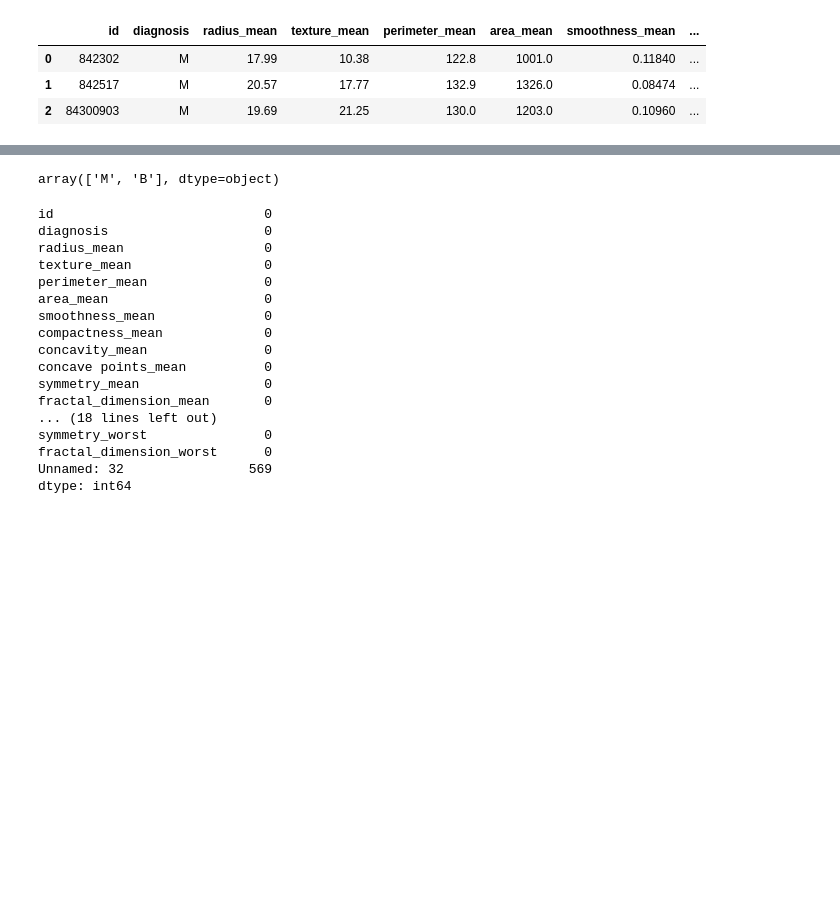
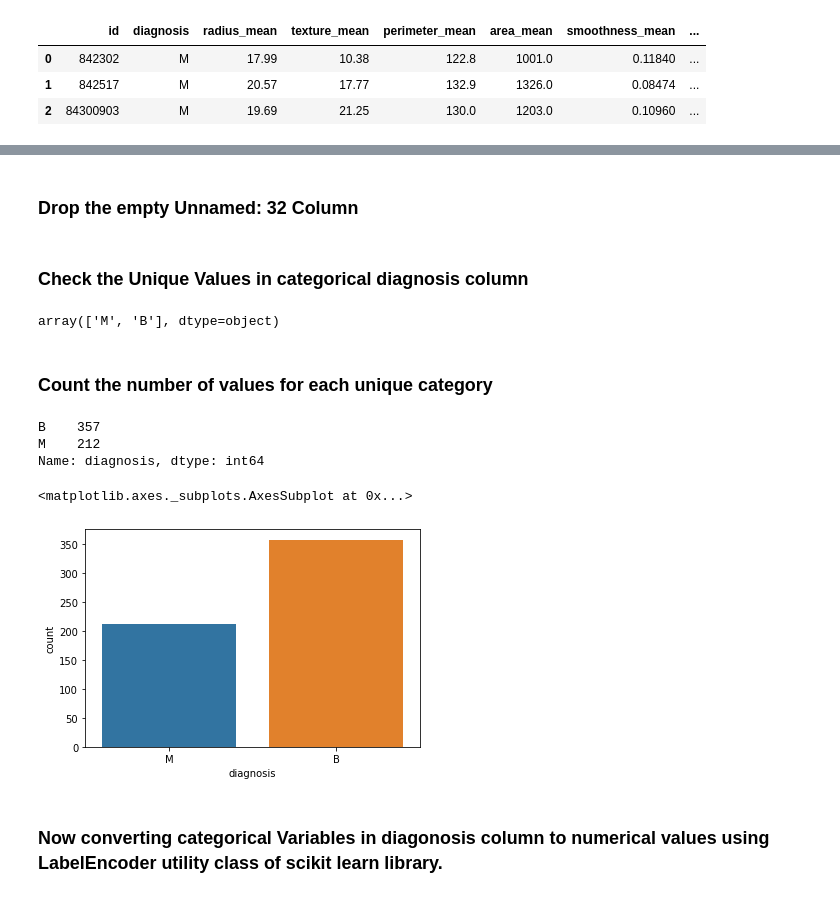
Before and after one commit to abidshafee/DataScienceYouTubeTutorials, a Jupyter notebook: ConvertingCategoricalvariables.ipynb, the cells around one changed output, grey strips where cells are left out. Saved outputs shown, nothing was run; the diff lists cells and outputs as text; code cells hidden in the pictures; blank space fills up the shorter version.

```diff
--- a/ConvertingCategoricalvariables.ipynb
+++ b/ConvertingCategoricalvariables.ipynb
@@ -26,0 +87,2 @@ df.head(3)
+# %% [markdown]
+### Drop the empty Unnamed: 32 Column
@@ -27,24 +91,21 @@ df.head(3)
+# %% [markdown]
+### Check the Unique Values in categorical diagnosis column
 # %%
 df['diagnosis'].unique()
 # %% [output]
 array(['M', 'B'], dtype=object)
-# %%
-df.isna().sum()
-# %% [output]
-id                           0
-diagnosis                    0
-radius_mean                  0
-texture_mean                 0
-perimeter_mean               0
-area_mean                    0
-smoothness_mean              0
-compactness_mean             0
-concavity_mean               0
-concave points_mean          0
-symmetry_mean                0
-fractal_dimension_mean       0
-... (18 lines left out)
-symmetry_worst               0
-fractal_dimension_worst      0
-Unnamed: 32                569
-dtype: int64
+# %% [markdown]
+### Count the number of values for each unique category
+# %%
+df['diagnosis'].value_counts()
+# %% [output]
+B    357
+M    212
+Name: diagnosis, dtype: int64
+# %%
+sns.countplot(df['diagnosis'])
+# %% [output]
+<matplotlib.axes._subplots.AxesSubplot at 0x...>
+[figure, added]
+# %% [markdown]
+### Now converting categorical Variables in diagonosis column to numerical values using LabelEncoder utility class of scikit learn library.
```
Also changed, not shown: parts of 8 cells of this notebook.
